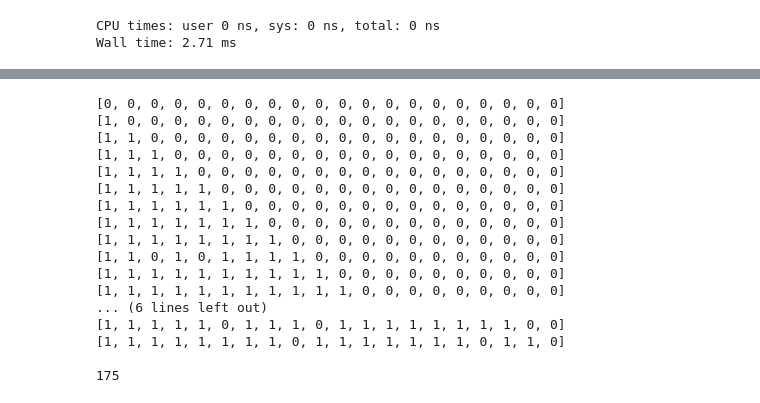
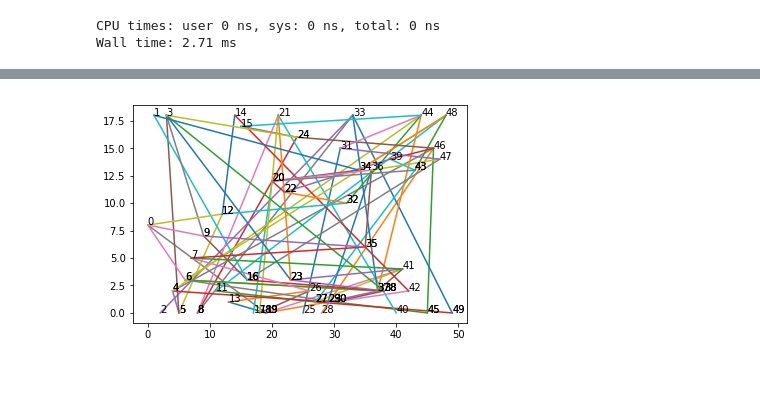
Before and after one commit to handraqui/tot-sim, a Jupyter notebook: TOT_Simulação.ipynb, the cells around one changed output, grey strips where cells are left out. Saved outputs shown, nothing was run; the diff lists cells and outputs as text; code cells hidden in the pictures; blank space fills up the shorter version.

```diff
--- a/TOT_Simulação.ipynb
+++ b/TOT_Simulação.ipynb
@@ -307,14 +422,14 @@ def Distribute(graph):
 
     distributed_graph = [[0 for _ in range(N)] for _ in range(N)]
 
-    for i in range(N):
+    for j in range(N):
 
-        total_weight = sum(graph[i])
+        total_weight = sum([b[j] for b in graph])
 
-        for j in range(N):
+        for i in range(N):
 
             if( graph[i][j] == 1 ):
 
-                distributed_graph[i][j] = 1 / total_weight
+                distributed_graph[i][j] = 1 / (1 + total_weight)
 
     return distributed_graph
@@ -321,3 +473,27 @@ def Distribute(graph):
+# %%
+def Genetic_Weight(G):
+    RG = [sum([b[j] for b in G])/7 for j in range(G[0])]
+    return RG
+# %%
+from scipy import log
+
+def Entropy(G):
+    E = [-sum([b[j]*log(b[j])/log(2) for b in G if b[j] != 0]) for j in range(len(G[0]))]
+    return E
+# %%
+import numpy as np
+
+def Genetic_Distance(G):
+    n_vertices = len(G)
+    G = np.array(G)
+
+    G1 = G.reshape(n_vertices,1,n_vertices)
+    G2 = G.reshape(1,n_vertices,n_vertices)
+
+    dif = G1 - G2
+
+    dist = np.linalg.norm(dif,axis=2)
+    return dist
 # %%
 class DAG():
 
@@ -373,25 +589,8 @@ class DAG():
             string += str(self.matrix[i])
             string += "\n"
         return str(string)
-# %%
-a = DAG(20,180,3)
-print(a)
-print(a.n_edges)
-# %% [output]
-[0, 0, 0, 0, 0, 0, 0, 0, 0, 0, 0, 0, 0, 0, 0, 0, 0, 0, 0, 0]
-[1, 0, 0, 0, 0, 0, 0, 0, 0, 0, 0, 0, 0, 0, 0, 0, 0, 0, 0, 0]
-[1, 1, 0, 0, 0, 0, 0, 0, 0, 0, 0, 0, 0, 0, 0, 0, 0, 0, 0, 0]
-[1, 1, 1, 0, 0, 0, 0, 0, 0, 0, 0, 0, 0, 0, 0, 0, 0, 0, 0, 0]
-[1, 1, 1, 1, 0, 0, 0, 0, 0, 0, 0, 0, 0, 0, 0, 0, 0, 0, 0, 0]
-[1, 1, 1, 1, 1, 0, 0, 0, 0, 0, 0, 0, 0, 0, 0, 0, 0, 0, 0, 0]
-[1, 1, 1, 1, 1, 1, 0, 0, 0, 0, 0, 0, 0, 0, 0, 0, 0, 0, 0, 0]
-[1, 1, 1, 1, 1, 1, 1, 0, 0, 0, 0, 0, 0, 0, 0, 0, 0, 0, 0, 0]
-[1, 1, 1, 1, 1, 1, 1, 1, 0, 0, 0, 0, 0, 0, 0, 0, 0, 0, 0, 0]
-[1, 1, 0, 1, 0, 1, 1, 1, 1, 0, 0, 0, 0, 0, 0, 0, 0, 0, 0, 0]
-[1, 1, 1, 1, 1, 1, 1, 1, 1, 1, 0, 0, 0, 0, 0, 0, 0, 0, 0, 0]
-[1, 1, 1, 1, 1, 1, 1, 1, 1, 1, 1, 0, 0, 0, 0, 0, 0, 0, 0, 0]
-... (6 lines left out)
-[1, 1, 1, 1, 1, 0, 1, 1, 1, 0, 1, 1, 1, 1, 1, 1, 1, 1, 0, 0]
-[1, 1, 1, 1, 1, 1, 1, 1, 0, 1, 1, 1, 1, 1, 1, 1, 0, 1, 1, 0]
-
-175
+# %%
+dag = DAG(50,80,1)
+dag.Plot()
+# %% [output]
+[figure, added]
```
Also changed, not shown: parts of 16 cells of this notebook, 1 other file.
